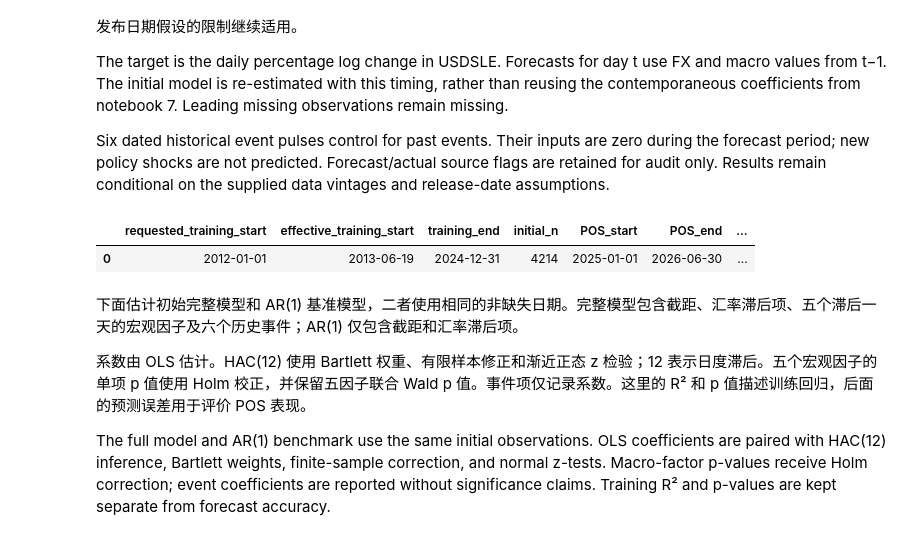
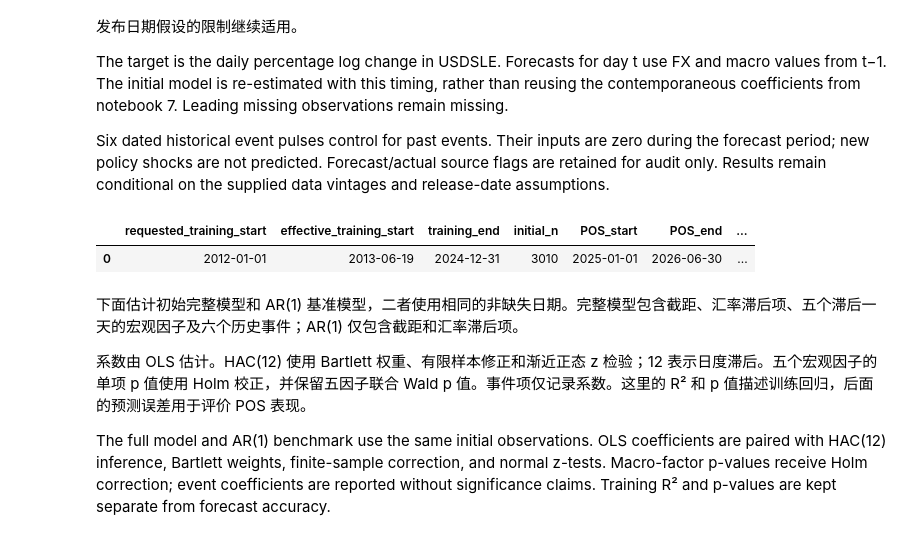
Before and after one commit to Kitazaki-Hinata/SLE_research, a Jupyter notebook: notebook/8_POS_mock_prediction.ipynb, the cells around one changed output. Saved outputs shown, nothing was run; the diff lists cells and outputs as text; code cells hidden in the pictures.

```diff
--- a/notebook/8_POS_mock_prediction.ipynb
+++ b/notebook/8_POS_mock_prediction.ipynb
@@ -31,9 +31,11 @@ if not DATA.is_dir():
 # basic parameters and constants and restrictions settings
 TRAIN_START, TRAIN_END = "2012-01-01", "2024-12-31"
 POS_START, POS_END = "2025-01-01", "2026-06-30"
-ALPHA, HAC_LAGS, ROLLING_DAYS = 0.05, 12, 30
-calendar = pd.date_range(TRAIN_START, POS_END, freq="D")
-pos_dates = pd.date_range(POS_START, POS_END, freq="D")
+ALPHA, HAC_LAGS, ROLLING_OBSERVATIONS = 0.05, 12, 30
+# Retain Sunday through Thursday; lag/window sizes count retained observations.
+MODEL_DAY = pd.offsets.CustomBusinessDay(weekmask="Sun Mon Tue Wed Thu")
+calendar = pd.date_range(TRAIN_START, POS_END, freq=MODEL_DAY)
+pos_dates = pd.date_range(POS_START, POS_END, freq=MODEL_DAY)
 FACTOR_FILES = {
     "CPI": "headline_cpi_log_change_daily.csv",
     "GDP growth change": "gdp_annual_pct_change_daily.csv",
@@ -86,43 +88,43 @@ for pattern, names in event_groups.items():
     policy_X.loc[historical.index, term] = historical.to_numpy()
     policy_sources[term] = " + ".join(names)
 # %%
-# All forecasting factors use the preceding calendar day's information.
+# All forecasting factors use the preceding retained observation's information.
 continuous = ["fx_lag1", *factors]
 predictors = pd.concat(
     [fx.shift(1).rename("fx_lag1"), macro.shift(1), policy_X], axis=1
 )
 sample = pd.concat([fx, predictors], axis=1).dropna()
 if not pos_dates.isin(sample.index).all():
-    raise ValueError("The POS period must contain complete daily model inputs and outcomes.")
+    raise ValueError("The POS period must contain complete model inputs and outcomes on every retained date.")
 y_all = sample["fx_change"]
 X_full = sm.add_constant(sample.drop(columns="fx_change"), has_constant="add")
 initial_dates = sample.loc[:TRAIN_END].index
 if initial_dates.empty or initial_dates[-1] != pd.Timestamp(TRAIN_END):
     raise ValueError("The initial sample must end on TRAIN_END.")
 
 forecast_inputs = X_full.loc[pos_dates].copy()
-forecast_inputs.insert(0, "feature_date", pos_dates - pd.Timedelta(days=1))
+forecast_inputs.insert(0, "feature_date", pd.DatetimeIndex([date - MODEL_DAY for date in pos_dates]))
 for name in source_flags:
     forecast_inputs[f"is_prediction::{name}"] = source_flags[name].shift(1).loc[pos_dates]
 if not forecast_inputs[list(policy_X)].eq(0).all().all():
     raise ValueError("Future event shocks must not be supplied to the forecast.")
 
 pd.set_option("display.max_columns", None)
 pd.set_option("display.float_format", lambda value: f"{value:.6g}")
 sample_summary = pd.DataFrame({
     "requested_training_start": [TRAIN_START],
     "effective_training_start": [initial_dates[0].strftime("%Y-%m-%d")],
     "training_end": [TRAIN_END],
     "initial_n": [len(initial_dates)],
     "POS_start": [POS_START],
     "POS_end": [POS_END],
     "forecast_days": [len(pos_dates)],
     "full_model_parameters": [X_full.shape[1]],
 })
 display(sample_summary)
 # %% [output]
 |  | requested_training_start | effective_training_start | training_end | initial_n | POS_start | POS_end | ... |
-| 0 | 2012-01-01 | 2013-06-19 | 2024-12-31 | 4214 | 2025-01-01 | 2026-06-30 | ... |
+| 0 | 2012-01-01 | 2013-06-19 | 2024-12-31 | 3010 | 2025-01-01 | 2026-06-30 | ... |
 # %% [markdown]
 下面估计初始完整模型和 AR(1) 基准模型，二者使用相同的非缺失日期。完整模型包含截距、汇率滞后项、五个滞后一天的宏观因子及六个历史事件；AR(1) 仅包含截距和汇率滞后项。
 
```
Also changed, not shown: parts of 4 cells of this notebook, 8 other files.
